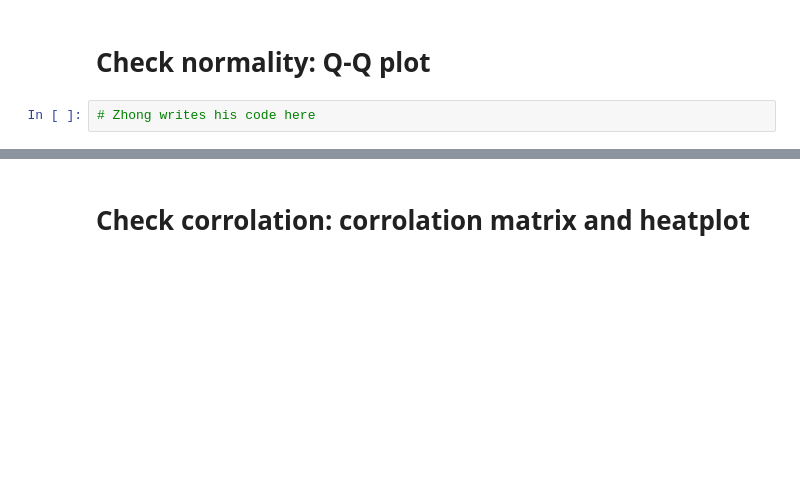
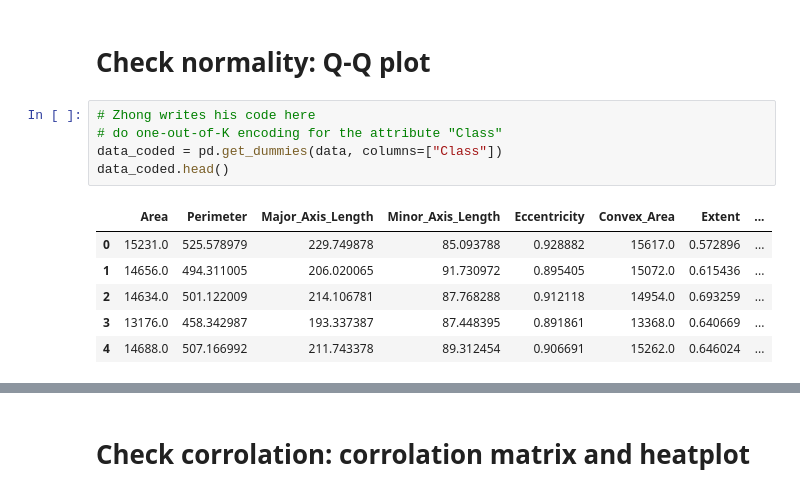
Before and after one commit to dzzz707/02450project1-group66, a Jupyter notebook: group66.ipynb, the cells around one changed output, grey strips where cells are left out. Saved outputs shown, nothing was run; the diff lists cells and outputs as text; blank space fills up the shorter version.

```diff
--- a/group66.ipynb
+++ b/group66.ipynb
@@ -120,5 +121,15 @@ plt.show
 [figure]
 # %% [markdown]
 # Check normality: Q-Q plot
-# %%
-# Zhong writes his code here
+# %%
+# Zhong writes his code here
+# do one-out-of-K encoding for the attribute "Class"
+data_coded = pd.get_dummies(data, columns=["Class"])
+data_coded.head()
+# %% [output]
+|  | Area | Perimeter | Major_Axis_Length | Minor_Axis_Length | Eccentricity | Convex_Area | Extent | ... |
+| 0 | 15231.0 | 525.578979 | 229.749878 | 85.093788 | 0.928882 | 15617.0 | 0.572896 | ... |
+| 1 | 14656.0 | 494.311005 | 206.020065 | 91.730972 | 0.895405 | 15072.0 | 0.615436 | ... |
+| 2 | 14634.0 | 501.122009 | 214.106781 | 87.768288 | 0.912118 | 14954.0 | 0.693259 | ... |
+| 3 | 13176.0 | 458.342987 | 193.337387 | 87.448395 | 0.891861 | 13368.0 | 0.640669 | ... |
+| 4 | 14688.0 | 507.166992 | 211.743378 | 89.312454 | 0.906691 | 15262.0 | 0.646024 | ... |
```
Also changed, not shown: parts of 2 cells of this notebook.
